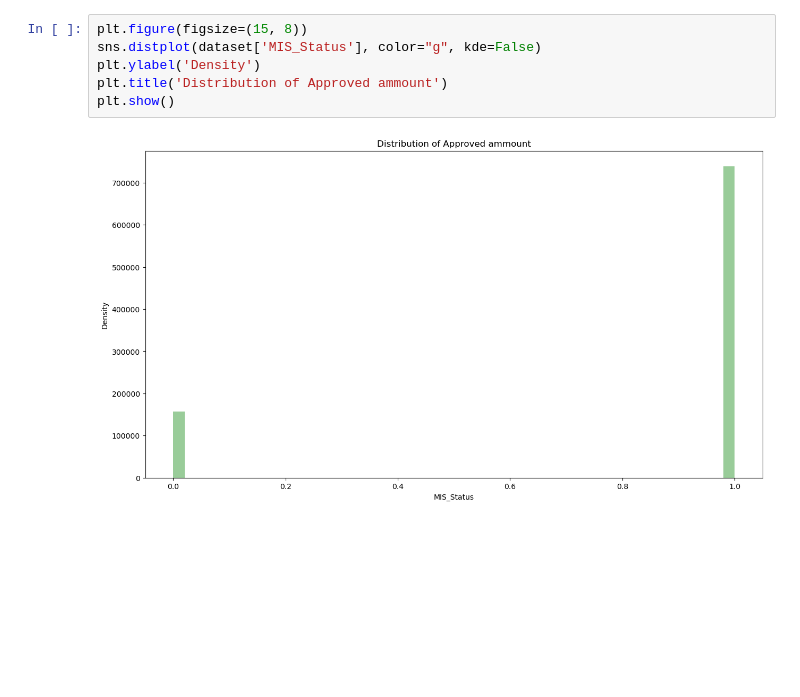
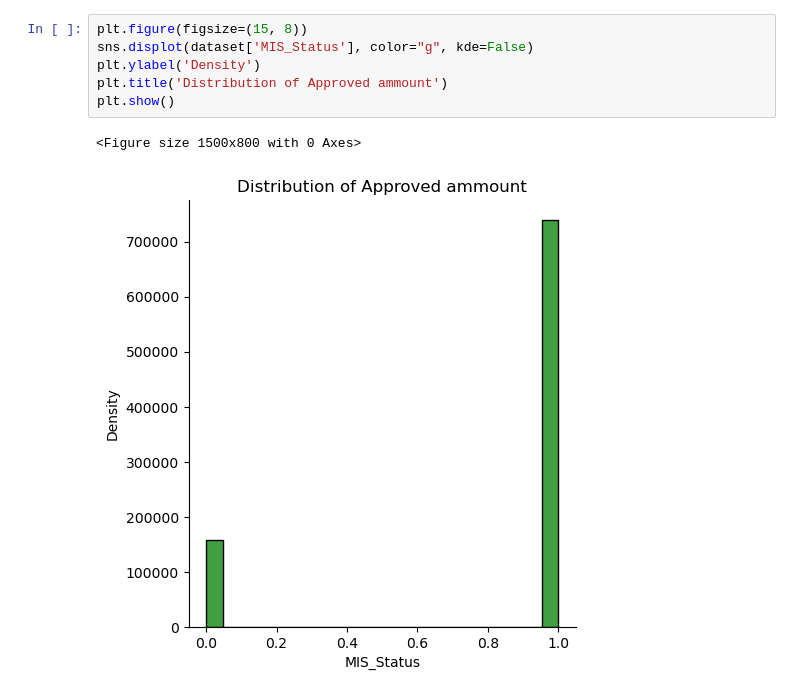
Before and after one commit to OriolCampsIsus3/CasKaggle-APC-, a Jupyter notebook: notebook/Machine Learning.ipynb, the cells around one changed output. Drawn from its saved outputs; the diff is of its cells as text; blank space fills up the shorter version.

```diff
--- a/notebook/Machine Learning.ipynb
+++ b/notebook/Machine Learning.ipynb
@@ -144,8 +193,9 @@ plt.legend()
 # %%
 plt.figure(figsize=(15, 8))
-sns.distplot(dataset['MIS_Status'], color="g", kde=False)
+sns.displot(dataset['MIS_Status'], color="g", kde=False)
 plt.ylabel('Density')
 plt.title('Distribution of Approved ammount')
 plt.show()
 # %% [output]
+<Figure size 1500x800 with 0 Axes>
-[figure, old version]
+[figure, new version]
```
Also changed, not shown: parts of 14 cells of this notebook.
